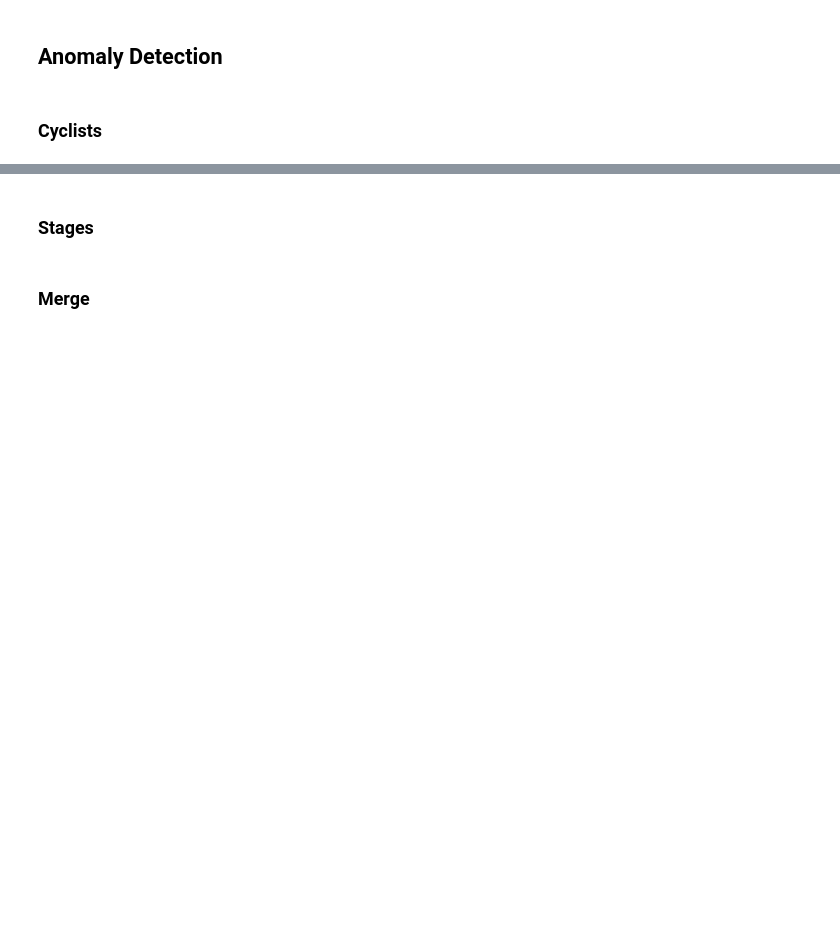
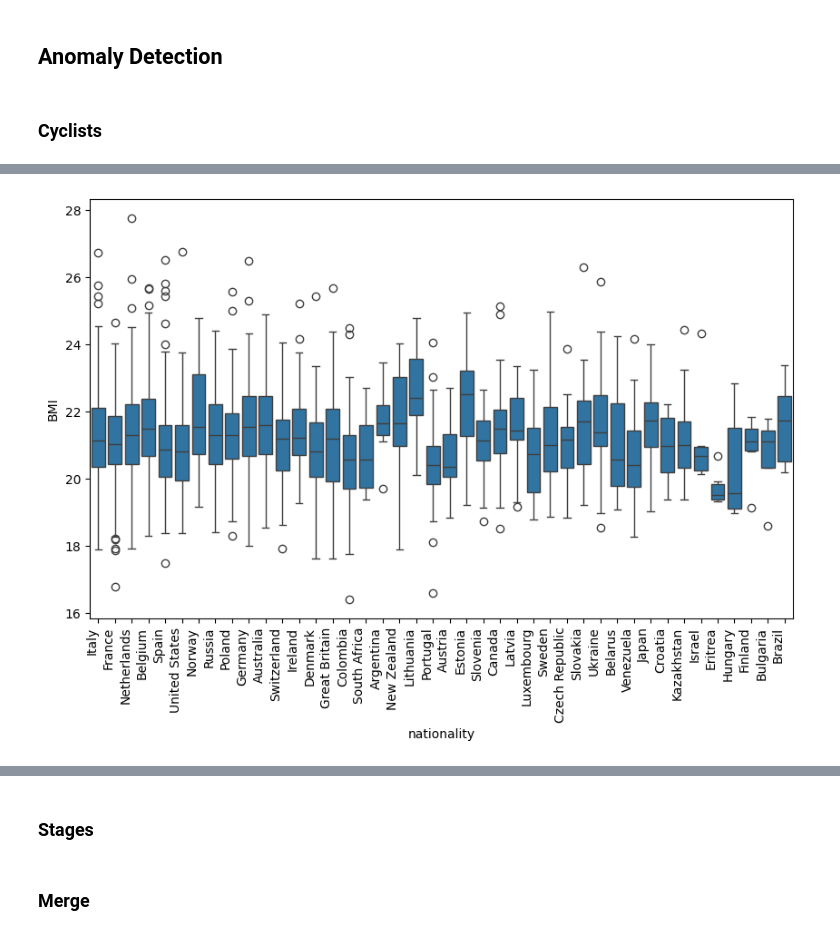
Before and after one commit to DiVitoTommaso/Cyclists-Races_Data-Mining, a Jupyter notebook: FeatEng.ipynb, the cells around one changed output, grey strips where cells are left out. Drawn from its saved outputs; the diff is of its cells as text; code cells hidden in the pictures; blank space fills up the shorter version.

Commit message:
added initial anomaly detection considerations

```diff
--- a/FeatEng.ipynb
+++ b/FeatEng.ipynb
@@ -135,0 +136,11 @@ plt.show()
+# %%
+# considering IQR to remove outliers
+# The IQR is done grouping by nation as a first tentative
+
+# threshold for which is ok to do outlier detection based on nationality
+amount_threshold = 5
+
+nationalities = cyclist_df.groupby("nationality")["_url"].size()
+nationalities = nationalities[nationalities > amount_threshold]
+
+filtered_cyclist_df = cyclist_df[cyclist_df["nationality"].isin(nationalities.index)]
@@ -135,0 +154,7 @@ plt.show()
+# %%
+plt.figure(figsize=(10, 6))
+sns.boxplot(x="nationality", y="BMI", data=filtered_cyclist_df)
+plt.xticks(rotation=90, ha="right")
+plt.show()
+# %% [output]
+[figure, added]
```
Also changed, not shown: parts of 7 cells of this notebook, 2 other files.
